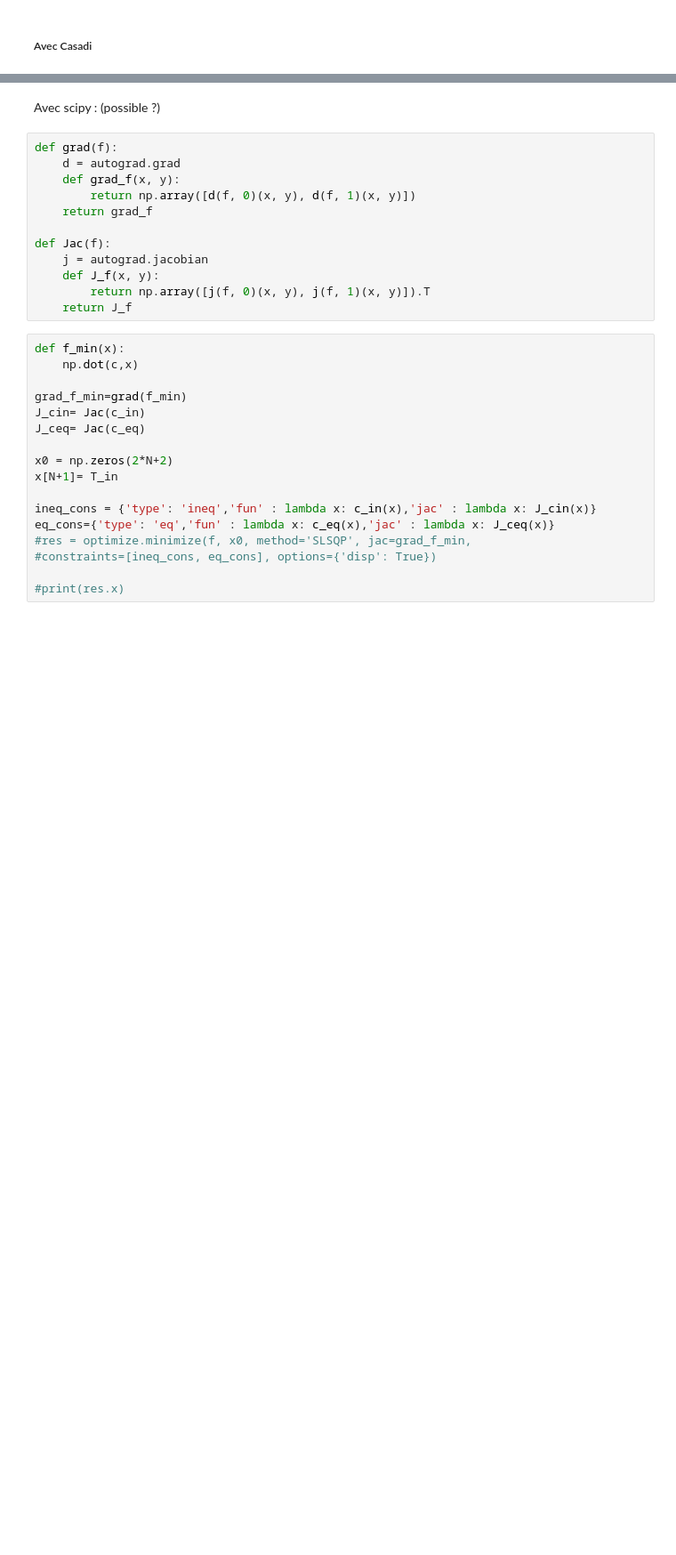
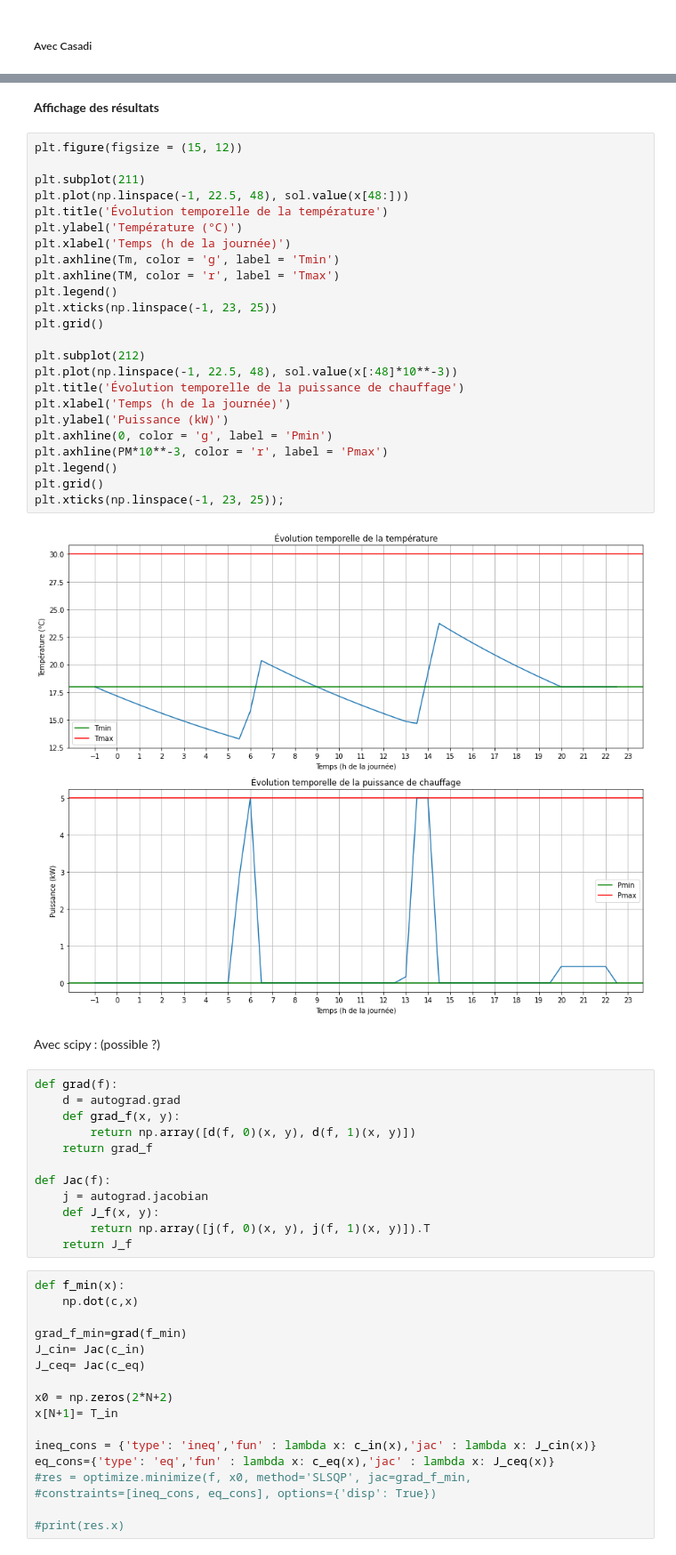
Before and after one commit to valvid01/Projet-Opti, a Jupyter notebook: Projet-optimisation.ipynb, the cells around one changed output, grey strips where cells are left out. Shown at 89% size. Saved outputs shown, nothing was run; the diff lists cells and outputs as text; blank space fills up the shorter version.

```diff
--- a/Projet-optimisation.ipynb
+++ b/Projet-optimisation.ipynb
@@ -153,3 +161,31 @@ In initial/value assignment: inconsistent numerical values. At nonzero 48, lhs h
+# %% [markdown]
+**Affichage des résultats**
+# %%
+plt.figure(figsize = (15, 12))
+
+plt.subplot(211)
+plt.plot(np.linspace(-1, 22.5, 48), sol.value(x[48:]))
+plt.title('Évolution temporelle de la température')
+plt.ylabel('Température (°C)')
+plt.xlabel('Temps (h de la journée)')
+plt.axhline(Tm, color = 'g', label = 'Tmin')
+plt.axhline(TM, color = 'r', label = 'Tmax')
+plt.legend()
+plt.xticks(np.linspace(-1, 23, 25))
+plt.grid()
+
+plt.subplot(212)
+plt.plot(np.linspace(-1, 22.5, 48), sol.value(x[:48]*10**-3))
+plt.title('Évolution temporelle de la puissance de chauffage')
+plt.xlabel('Temps (h de la journée)')
+plt.ylabel('Puissance (kW)')
+plt.axhline(0, color = 'g', label = 'Pmin')
+plt.axhline(PM*10**-3, color = 'r', label = 'Pmax')
+plt.legend()
+plt.grid()
+plt.xticks(np.linspace(-1, 23, 25));
+# %% [output]
+[figure, added]
 # %% [markdown]
 Avec scipy : (possible ?)
 # %%
```
Also changed, not shown: parts of 12 cells of this notebook.
